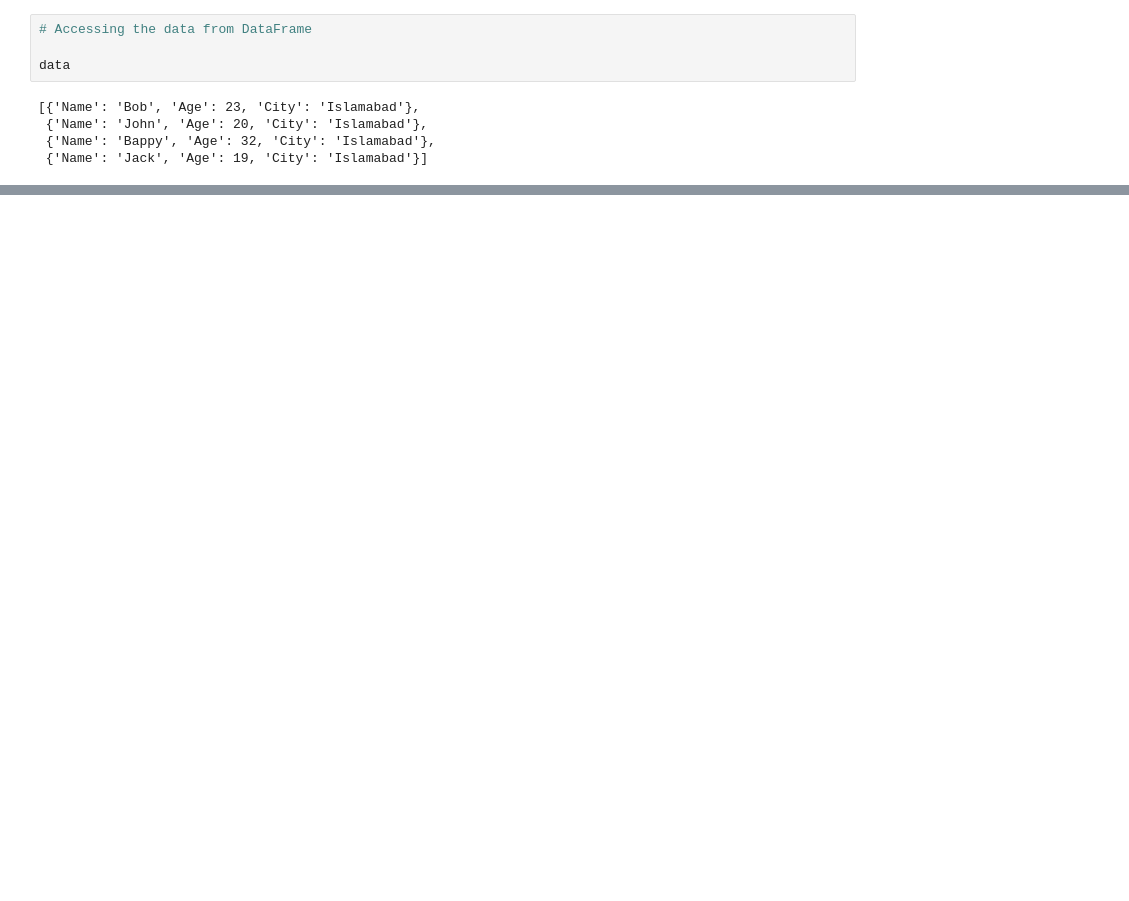
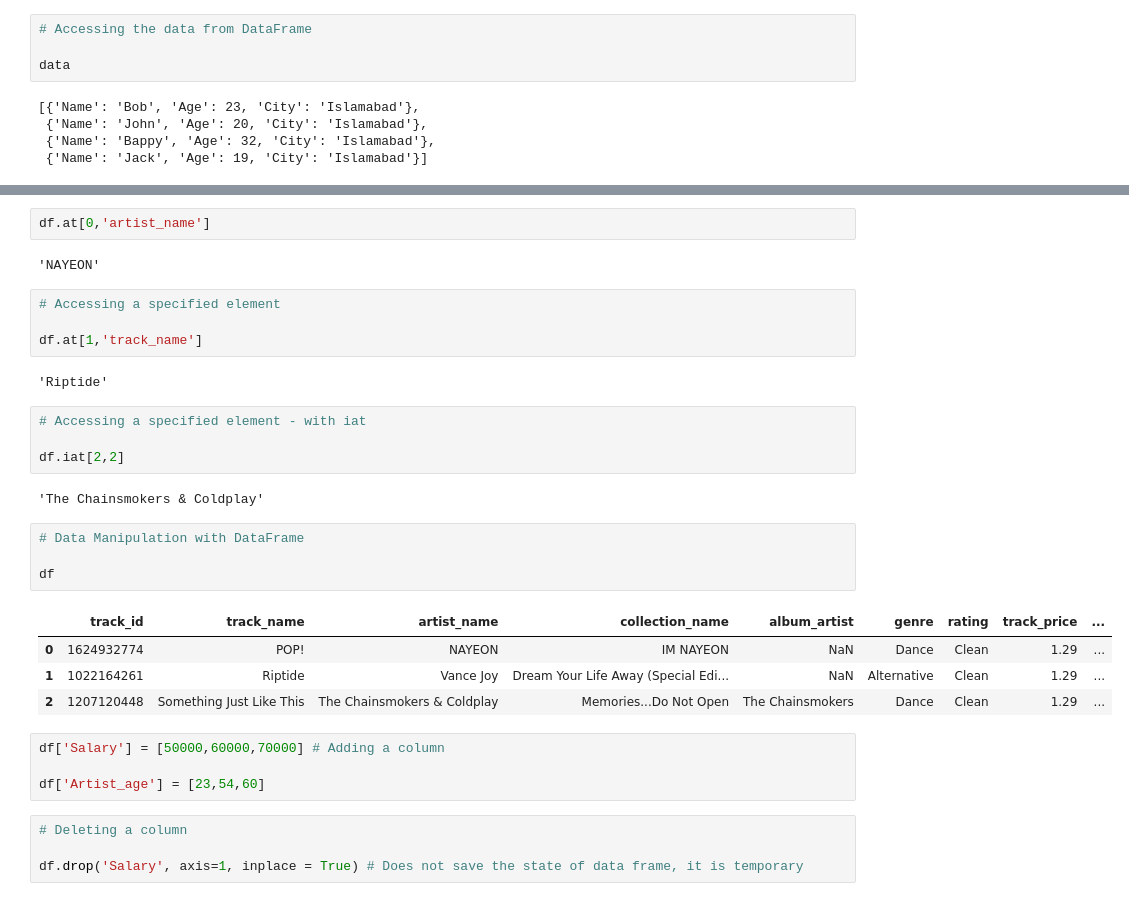
Before and after one commit to shaheerkamran13/Python-Complete, a Jupyter notebook: Advance/Pandas.ipynb, the cells around one changed output, grey strips where cells are left out. Saved outputs shown, nothing was run; the diff lists cells and outputs as text; blank space fills up the shorter version.

```diff
--- a/Advance/Pandas.ipynb
+++ b/Advance/Pandas.ipynb
@@ -130,0 +165,33 @@ data
+# %%
+df.at[0,'artist_name']
+# %% [output]
+'NAYEON'
+# %%
+# Accessing a specified element
+
+df.at[1,'track_name']
+# %% [output]
+'Riptide'
+# %%
+# Accessing a specified element - with iat
+
+df.iat[2,2]
+# %% [output]
+'The Chainsmokers & Coldplay'
+# %%
+# Data Manipulation with DataFrame
+
+df
+# %% [output]
+|  | track_id | track_name | artist_name | collection_name | album_artist | genre | rating | track_price | ... |
+| 0 | 1624932774 | POP! | NAYEON | IM NAYEON | NaN | Dance | Clean | 1.29 | ... |
+| 1 | 1022164261 | Riptide | Vance Joy | Dream Your Life Away (Special Edi... | NaN | Alternative | Clean | 1.29 | ... |
+| 2 | 1207120448 | Something Just Like This | The Chainsmokers & Coldplay | Memories...Do Not Open | The Chainsmokers | Dance | Clean | 1.29 | ... |
+# %%
+df['Salary'] = [50000,60000,70000] # Adding a column
+
+df['Artist_age'] = [23,54,60]
+# %%
+# Deleting a column
+
+df.drop('Salary', axis=1, inplace = True) # Does not save the state of data frame, it is temporary
```
Also changed, not shown: parts of 12 cells of this notebook, 14 other files.
